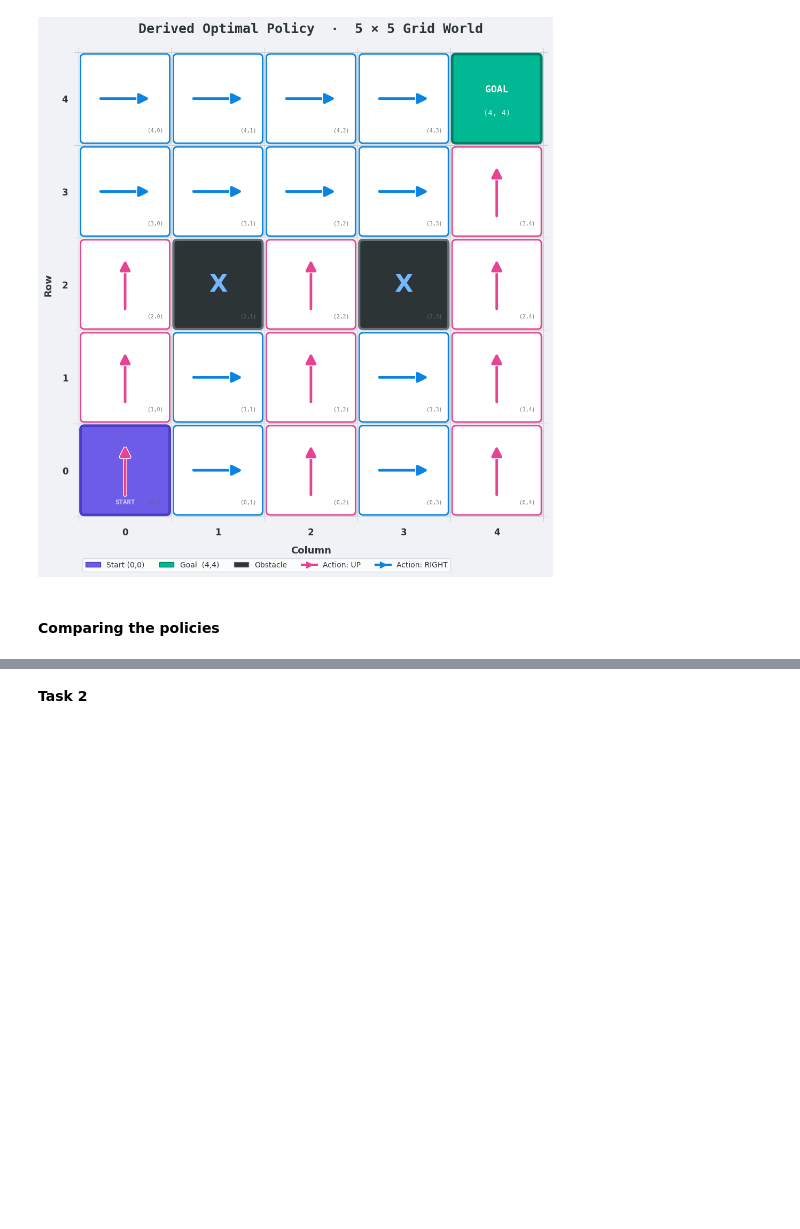
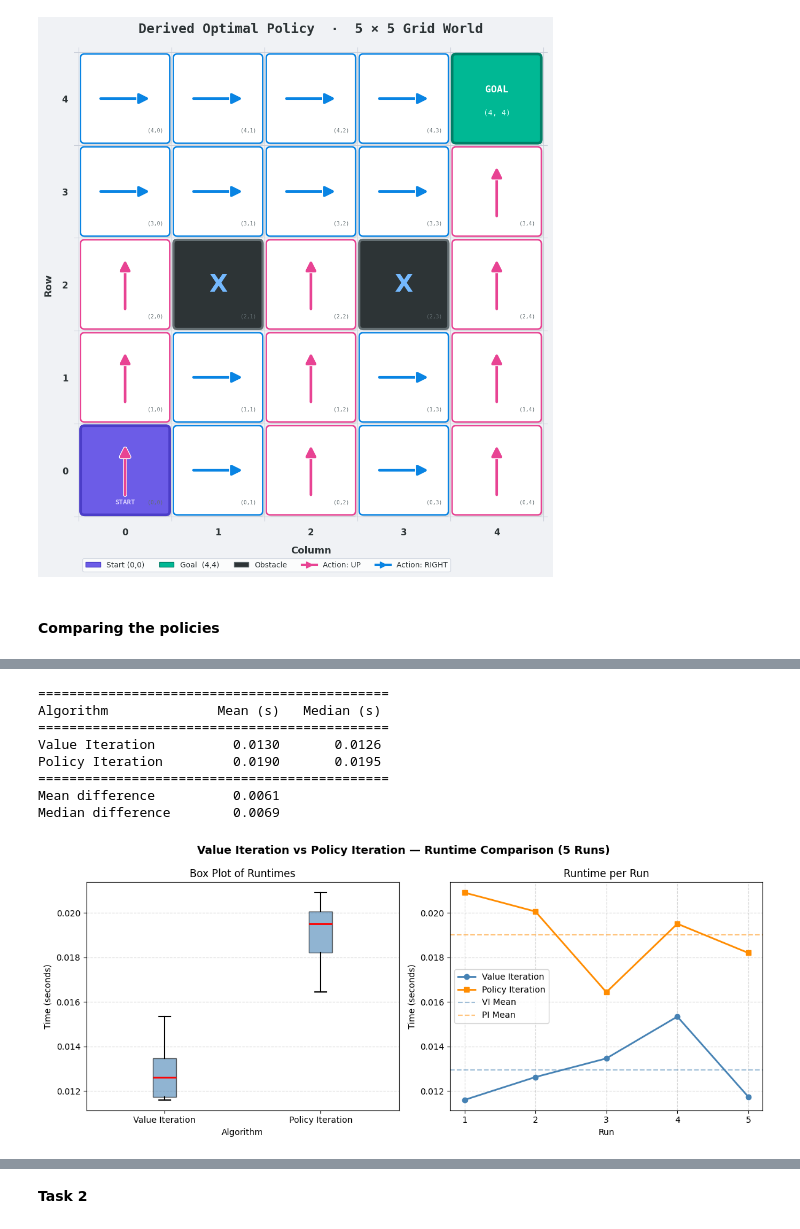
Before and after one commit to UnpretentiousCoder/Artificial-Intelligence, a Jupyter notebook: Assignment1.ipynb, the cells around one changed output, grey strips where cells are left out. Cells and saved outputs as stored; diff of their text form; code cells hidden in the pictures; blank space fills up the shorter version.

Commit message:
mean/median runtime comparison

```diff
--- a/Assignment1.ipynb
+++ b/Assignment1.ipynb
@@ -722,7 +744,7 @@ def policy_iteration(env, gamma=0.9, theta=1e-4):
             print(f"Policy Iteration converged after {iteration} full loops!")
             break
     end_time = time.time()
-    return V_table, policy, end_time - start_time
+    return V_table, policy, iteration, end_time - start_time
 # %% [markdown]
 ### Executing policy iteration
 below we will return the resulting policy
@@ -927,0 +963,18 @@ Difference in time taken = 0.0207 - 0.0227 = -0.0020
+# %%
+import numpy as np
+
+VI_times = []
+PI_times = []
+
+for run in range(5):
+    # --- Value Iteration ---
+    V_table_temp = {s: 0.0 for s in grid.states}
+    Q_table_temp = {s: {a: 0.0 for a in grid.actions} for s in grid.states}
+    _, _, _, vi_t = Value_Iteration(grid)
+    VI_times.append(vi_t)
+
+    # --- Policy Iteration ---
+    _, _, _, pi_t = policy_iteration(grid)  # adjust args to match your PI function signature
+    PI_times.append(pi_t)
+
+    print(f"Run {run + 1}: VI={vi_t:.4f}s | PI={pi_t:.4f}s")
@@ -928 +1007,53 @@ Difference in time taken = 0.0207 - 0.0227 = -0.0020
+# %%
+print(f"\n{'':=<45}")
+print(f"{'Algorithm':<20} {'Mean (s)':>10} {'Median (s)':>12}")
+print(f"{'':=<45}")
+print(f"{'Value Iteration':<20} {np.mean(VI_times):>10.4f} {np.median(VI_times):>12.4f}")
+print(f"{'Policy Iteration':<20} {np.mean(PI_times):>10.4f} {np.median(PI_times):>12.4f}")
+print(f"{'':=<45}")
+print(f"{'Mean difference':<20} {abs(np.mean(VI_times) - np.mean(PI_times)):>10.4f}")
+print(f"{'Median difference':<20} {abs(np.median(VI_times) - np.median(PI_times)):>10.4f}")
+fig, axes = plt.subplots(1, 2, figsize=(12, 5))
+fig.suptitle('Value Iteration vs Policy Iteration — Runtime Comparison (5 Runs)', fontsize=13, fontweight='bold')
+
+# --- Box Plot ---
+axes[0].boxplot(
+    [VI_times, PI_times],
+    labels=['Value Iteration', 'Policy Iteration'],
+    patch_artist=True,
+    boxprops=dict(facecolor='steelblue', alpha=0.6),
+    medianprops=dict(color='red', linewidth=2),
+    whiskerprops=dict(linewidth=1.5),
+    capprops=dict(linewidth=1.5)
+)
+axes[0].set_title('Box Plot of Runtimes')
+axes[0].set_ylabel('Time (seconds)')
+axes[0].set_xlabel('Algorithm')
+axes[0].grid(axis='y', linestyle='--', alpha=0.5)
+
+# --- Line Plot (per run) ---
+runs = range(1, 6)
+axes[1].plot(runs, VI_times, marker='o', label='Value Iteration', color='steelblue', linewidth=2)
+axes[1].plot(runs, PI_times, marker='s', label='Policy Iteration', color='darkorange', linewidth=2)
+axes[1].axhline(np.mean(VI_times), color='steelblue', linestyle='--', alpha=0.5, label='VI Mean')
+axes[1].axhline(np.mean(PI_times), color='darkorange', linestyle='--', alpha=0.5, label='PI Mean')
+axes[1].set_title('Runtime per Run')
+axes[1].set_ylabel('Time (seconds)')
+axes[1].set_xlabel('Run')
+axes[1].set_xticks(runs)
+axes[1].legend()
+axes[1].grid(linestyle='--', alpha=0.5)
+
+plt.tight_layout()
+plt.show()
+# %% [output]
+=============================================
+Algorithm              Mean (s)   Median (s)
+=============================================
+Value Iteration          0.0130       0.0126
+Policy Iteration         0.0190       0.0195
+=============================================
+Mean difference          0.0061
+Median difference        0.0069
+[figure, added]
 # %% [markdown]
```
Also changed, not shown: parts of 9 cells of this notebook.
